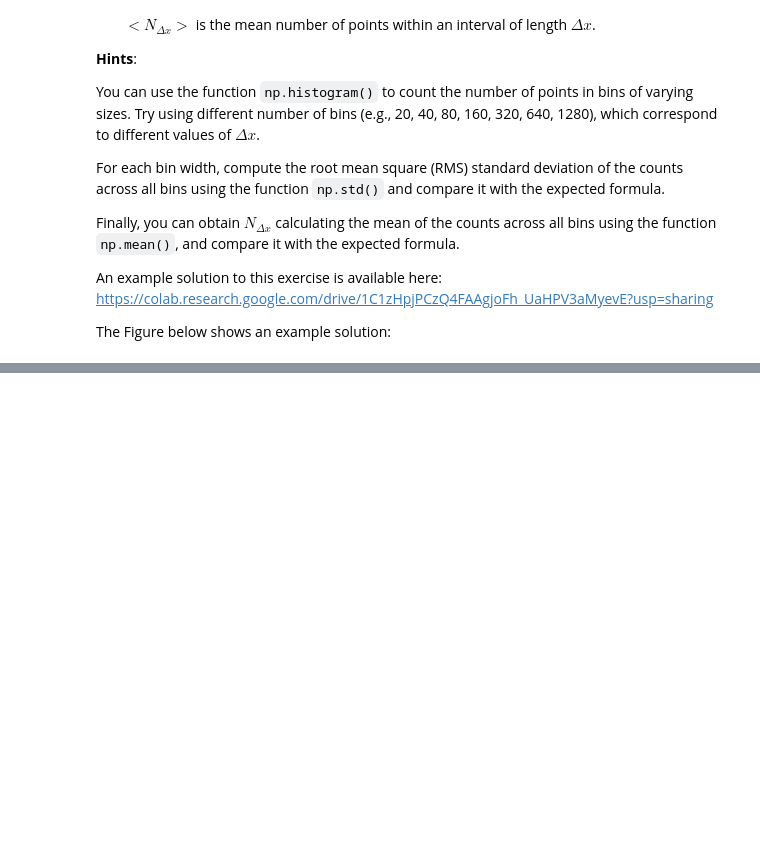
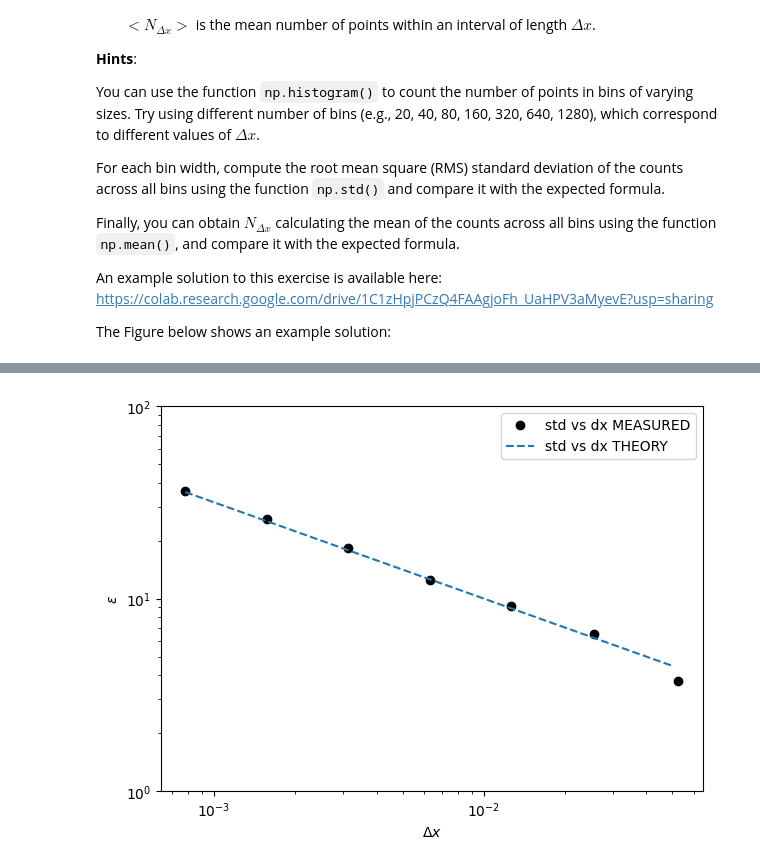
Before and after one commit to StefanoDolci/Esperimentazioni-di-Astrofisica-Unimib, a Jupyter notebook: Exercises/Lesson2-UncertaintiesAndDistributions.ipynb, the cells around one changed output, grey strips where cells are left out. Saved outputs shown, nothing was run; the diff lists cells and outputs as text; code cells hidden in the pictures; blank space fills up the shorter version.

```diff
--- a/Exercises/Lesson2-UncertaintiesAndDistributions.ipynb
+++ b/Exercises/Lesson2-UncertaintiesAndDistributions.ipynb
@@ -225,0 +278,27 @@ The Figure below shows an example solution:
+# %%
+epsilon= []
+dxs = []
+for i in nbins:
+    bins = np.linspace(0,1,i)
+
+    y,x = np.histogram(random_numbers,bins=bins)
+    dxs.append(bins[1]-bins[0])
+    epsilon.append(np.std(y)/np.mean(y)*100)
+
+dxs = np.array(dxs)
+epsilon = np.array(epsilon)
+
+fig, ax = plt.subplots(figsize=(7,5))
+ax.loglog(dxs, epsilon, 'ko', label='std vs dx MEASURED')
+
+dxs_theory = np.logspace(np.log10(1/1280),np.log10(1/20),100)
+deltaN = np.sqrt(nu * dx_theory)
+ax.loglog(dx_theory, 1/deltaN * 100, '--', label='std vs dx THEORY')
+
+ax.set_xlabel(r'$\Delta x$')
+ax.set_ylabel(r'$\epsilon$')
+ax.set_ylim(1,100)
+ax.legend()
+plt.show()
+# %% [output]
+[figure, added]
```
Also changed, not shown: parts of 2 cells of this notebook, 1 other file.
